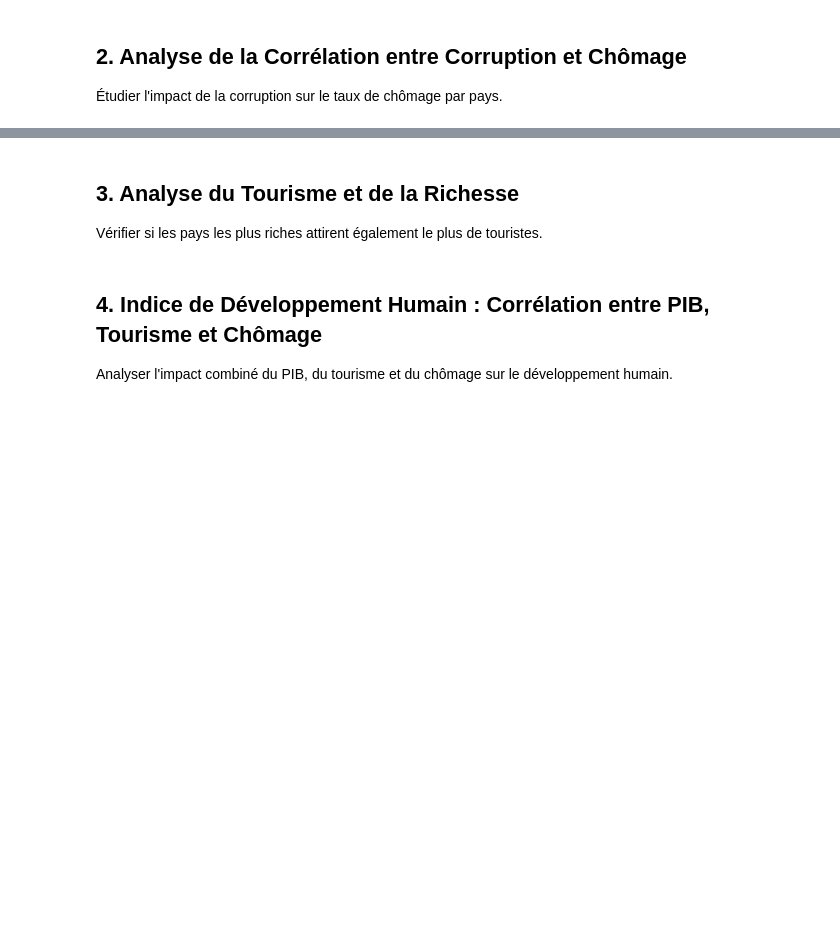
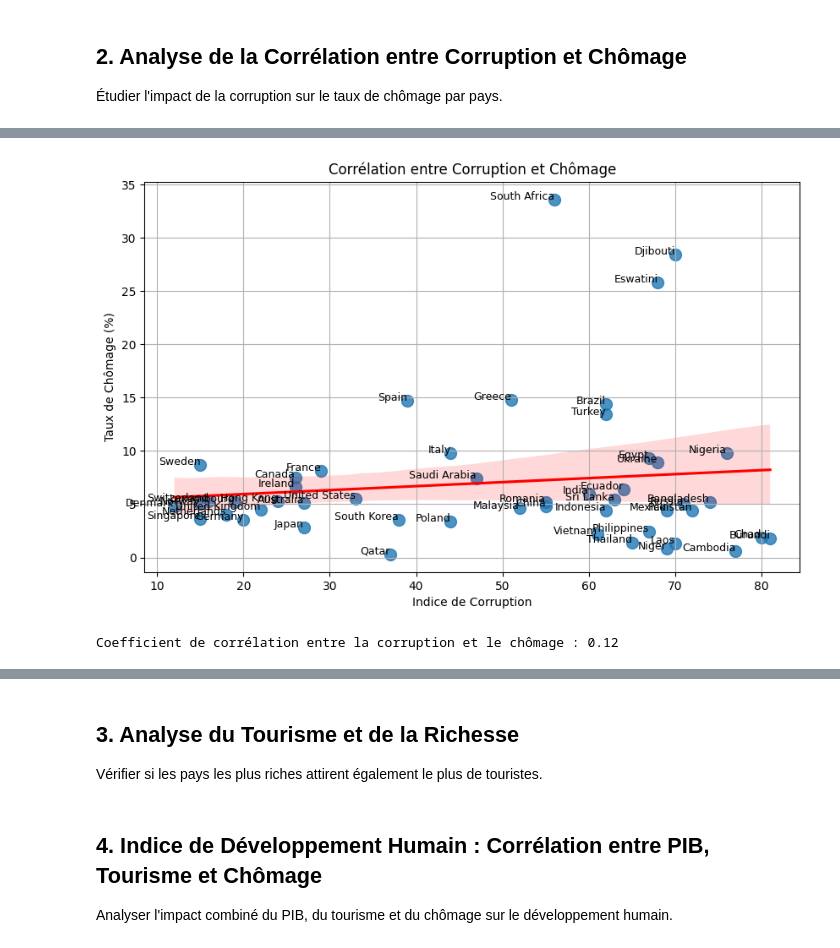
Before and after one commit to srash007/projet-eda-richesse-vs-cout-de-la-vie, a Jupyter notebook: EDANotebook-1.ipynb, the cells around one changed output, grey strips where cells are left out. Drawn from its saved outputs; the diff is of its cells as text; code cells hidden in the pictures; blank space fills up the shorter version.

```diff
--- a/EDANotebook-1.ipynb
+++ b/EDANotebook-1.ipynb
@@ -165,0 +266,7 @@ Cela pourrait s'expliquer par des politiques gouvernementales spécifiques ou un
+# %%
+merged_df = pd.merge(corruption_df, unemployment_df, on='country')
+
+print("Colonnes :", merged_df.columns)
+print("\nValeurs manquantes :")
+print(merged_df.isnull().sum())
+print(merged_df.head())
@@ -165,0 +288,24 @@ Cela pourrait s'expliquer par des politiques gouvernementales spécifiques ou un
+# %%
+
+plt.figure(figsize=(10, 6))
+
+#régression linéaire
+sns.regplot(data=merged_df, x="corruption_index", y="unemployment_rate",
+            scatter_kws={"s": 100}, line_kws={"color": "red"}, marker="o")
+
+for i in range(merged_df.shape[0]):
+    plt.text(merged_df["corruption_index"][i], merged_df["unemployment_rate"][i],
+             merged_df["country"][i], fontsize=9, ha='right')
+
+plt.title("Corrélation entre Corruption et Chômage")
+plt.xlabel("Indice de Corruption")
+plt.ylabel("Taux de Chômage (%)")
+plt.grid(True)
+plt.show()
+# %% [output]
+[figure, added]
+# %%
+correlation = merged_df["corruption_index"].corr(merged_df["unemployment_rate"])
+print(f"Coefficient de corrélation entre la corruption et le chômage : {correlation:.2f}")
+# %% [output]
+Coefficient de corrélation entre la corruption et le chômage : 0.12
```
Also changed, not shown: parts of 19 cells of this notebook.
